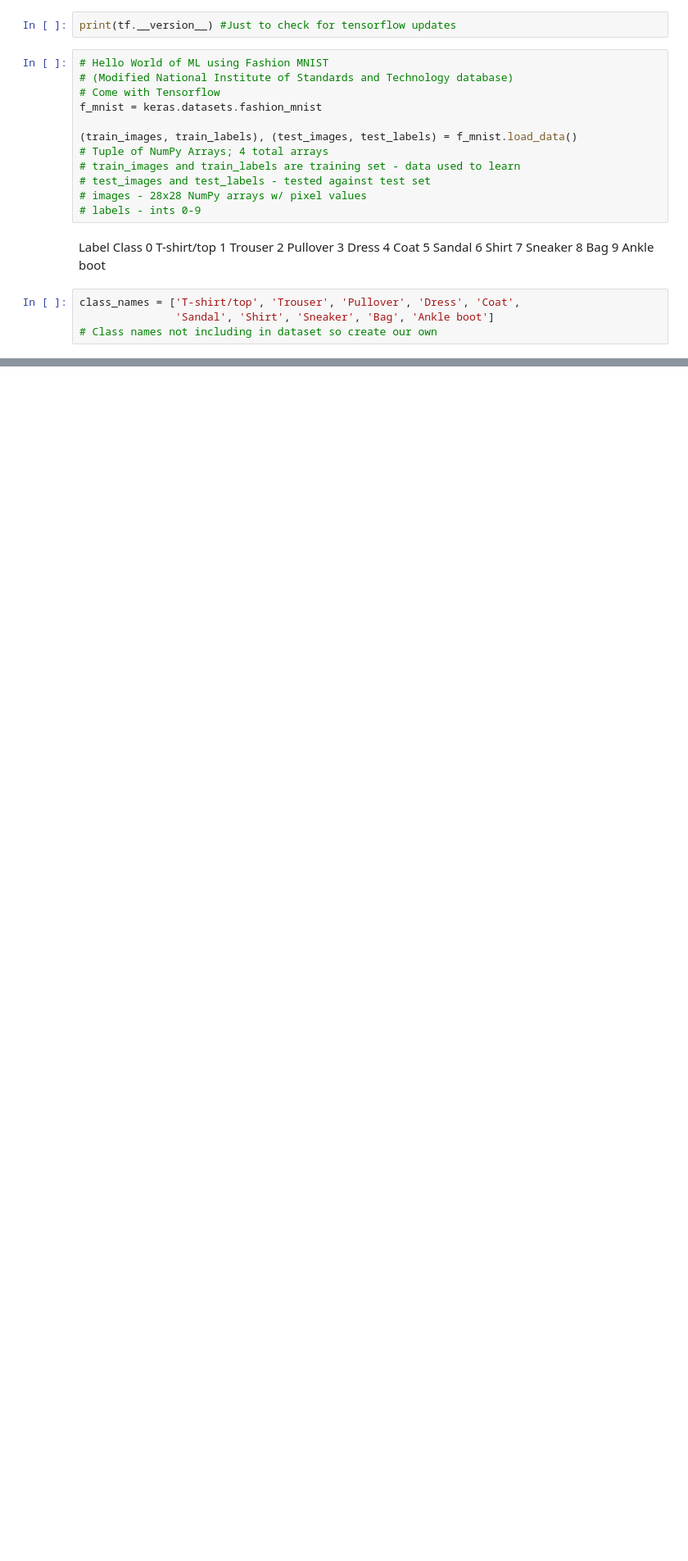
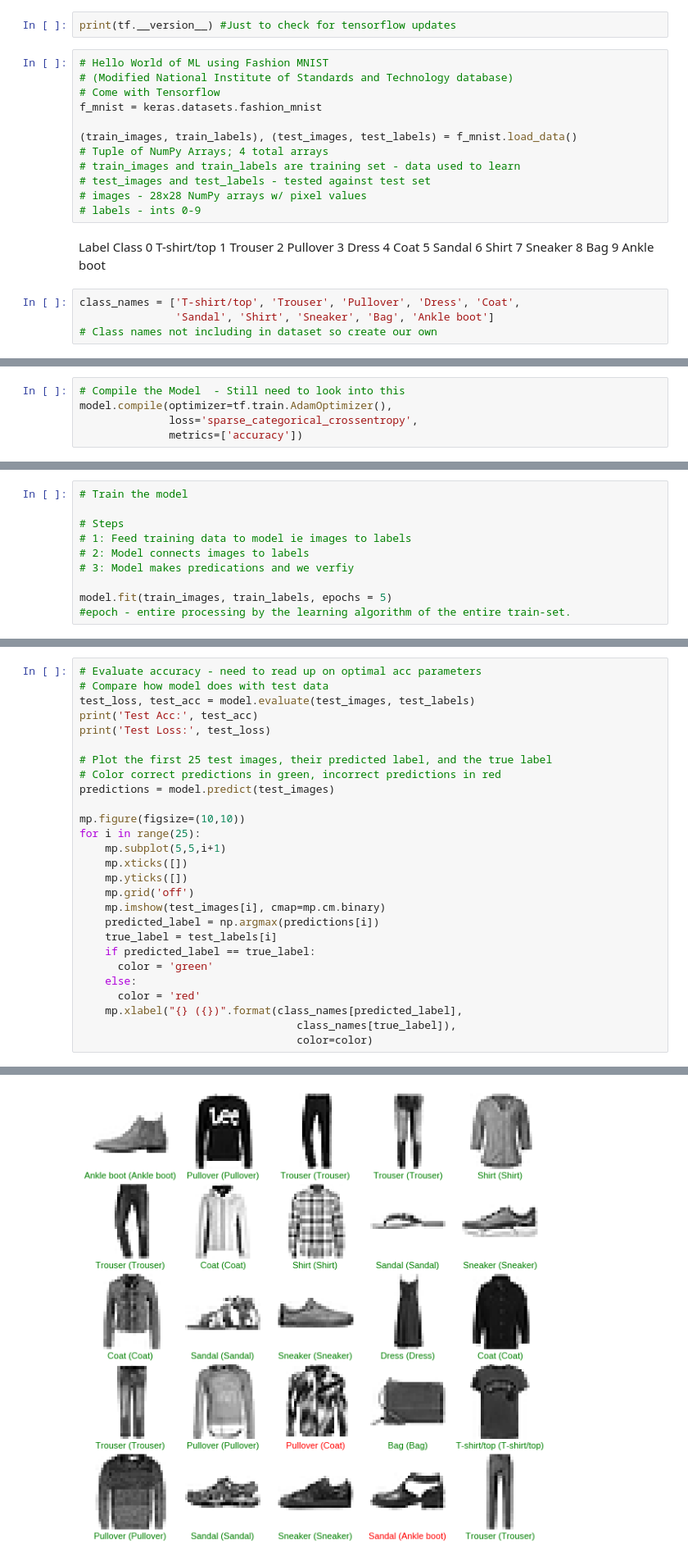
Before and after one commit to lejh1/First-Machine-Learning-Project, a Jupyter notebook: First_ML_Project.ipynb, the cells around one changed output, grey strips where cells are left out. Shown: that part at 82% size. Drawn from its saved outputs; the diff is of its cells as text; blank space fills up the shorter version.

Commit message:
Added training and predictions code

```diff
--- a/First_ML_Project.ipynb
+++ b/First_ML_Project.ipynb
@@ -50,0 +99,5 @@ array([9, 0, 0, ..., 3, 0, 5], dtype=uint8)
+# %%
+# Compile the Model  - Still need to look into this
+model.compile(optimizer=tf.train.AdamOptimizer(),
+              loss='sparse_categorical_crossentropy',
+              metrics=['accuracy'])
@@ -50,0 +116,10 @@ array([9, 0, 0, ..., 3, 0, 5], dtype=uint8)
+# %%
+# Train the model
+
+# Steps
+# 1: Feed training data to model ie images to labels
+# 2: Model connects images to labels
+# 3: Model makes predications and we verfiy
+
+model.fit(train_images, train_labels, epochs = 5)
+#epoch - entire processing by the learning algorithm of the entire train-set.
@@ -50,0 +138,28 @@ array([9, 0, 0, ..., 3, 0, 5], dtype=uint8)
+# %%
+# Evaluate accuracy - need to read up on optimal acc parameters
+# Compare how model does with test data
+test_loss, test_acc = model.evaluate(test_images, test_labels)
+print('Test Acc:', test_acc)
+print('Test Loss:', test_loss)
+
+# Plot the first 25 test images, their predicted label, and the true label
+# Color correct predictions in green, incorrect predictions in red
+predictions = model.predict(test_images)
+
+mp.figure(figsize=(10,10))
+for i in range(25):
+    mp.subplot(5,5,i+1)
+    mp.xticks([])
+    mp.yticks([])
+    mp.grid('off')
+    mp.imshow(test_images[i], cmap=mp.cm.binary)
+    predicted_label = np.argmax(predictions[i])
+    true_label = test_labels[i]
+    if predicted_label == true_label:
+      color = 'green'
+    else:
+      color = 'red'
+    mp.xlabel("{} ({})".format(class_names[predicted_label],
+                                  class_names[true_label]),
+                                  color=color)
+# %% [output]
@@ -50,0 +169 @@ array([9, 0, 0, ..., 3, 0, 5], dtype=uint8)
+[figure, added]
```
Also changed, not shown: parts of 8 cells of this notebook.
